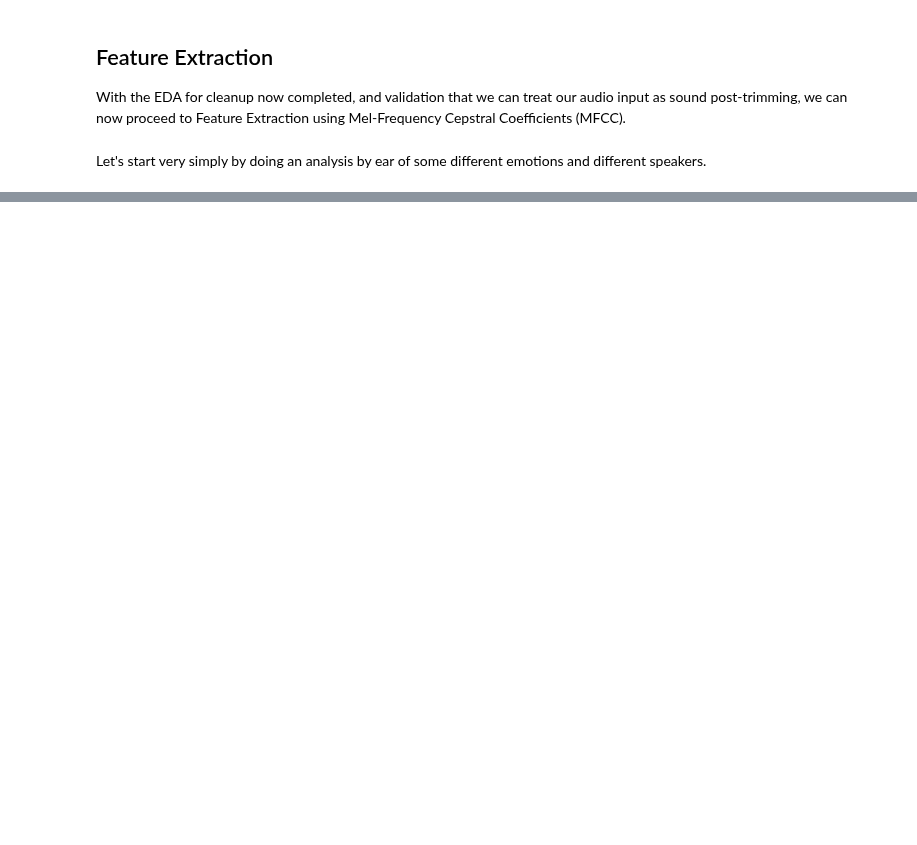
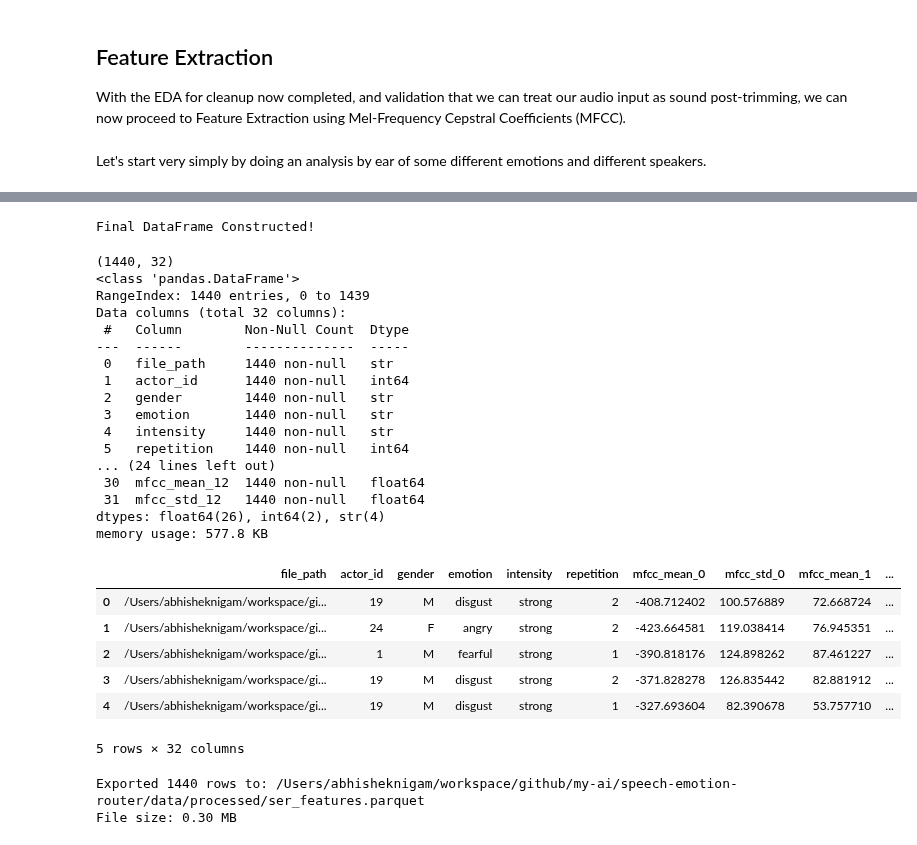
Before and after one commit to 1abhisheknigam/my-ai, a Jupyter notebook: speech-emotion-router/notebooks/01_signal_eda_features.ipynb, the cells around one changed output, grey strips where cells are left out. Saved outputs shown, nothing was run; the diff lists cells and outputs as text; code cells hidden in the pictures; blank space fills up the shorter version.

```diff
--- a/speech-emotion-router/notebooks/01_signal_eda_features.ipynb
+++ b/speech-emotion-router/notebooks/01_signal_eda_features.ipynb
@@ -32,6 +32,9 @@ metadata_path = project_root / "data" / "processed" / "00_ravdess_metadata.csv"
 
 output_dir = project_root / "data" / "processed"
 output_dir.mkdir(parents=True, exist_ok=True)
+# %%
+SEED = 49 # define seed for the project
+rng = np.random.default_rng(SEED)
 # %%
 # Load metadata generated in Phase 0: Metadata EDA
 df_metadata = pd.read_csv(metadata_path)
@@ -833,0 +1315,74 @@ Let's start very simply by doing an analysis by ear of some different emotions a
+# %%
+N_MFCC = 13
+TOP_DB = 25
+
+records = []
+
+for _, row in tqdm(df_cleaned.iterrows(), total=len(df_cleaned), desc="Extracting MFCCs"):
+    y, sr = librosa.load(row["file_path"], sr=None)
+    y_trimmed, _ = librosa.effects.trim(y, top_db=TOP_DB)
+
+    mfcc = librosa.feature.mfcc(y=y_trimmed, sr=sr, n_mfcc=N_MFCC)
+
+    mfcc_means = np.mean(mfcc, axis=1)
+    mfcc_stds = np.std(mfcc, axis=1)
+
+    entry = {
+        "file_path": row["file_path"],
+        "actor_id": int(row["actor_id"]),
+        "gender": row["gender"],
+        "emotion": row["emotion"],
+        "intensity": row["intensity"],
+        "repetition": int(row["repetition"]),
+    }
+
+    for i in range(N_MFCC):
+        entry[f"mfcc_mean_{i}"] = float(mfcc_means[i])
+        entry[f"mfcc_std_{i}"] = float(mfcc_stds[i])
+
+    records.append(entry)
+
+df_features = pd.DataFrame(records)
+print("Final DataFrame Constructed!")
+# %% [output]
+Final DataFrame Constructed!
+# %%
+# Verify Schema, Nulls, and Memory Footprint
+print(df_features.shape)
+df_features.info()
+df_features.head()
+# %% [output]
+(1440, 32)
+<class 'pandas.DataFrame'>
+RangeIndex: 1440 entries, 0 to 1439
+Data columns (total 32 columns):
+ #   Column        Non-Null Count  Dtype
+---  ------        --------------  -----
+ 0   file_path     1440 non-null   str
+ 1   actor_id      1440 non-null   int64
+ 2   gender        1440 non-null   str
+ 3   emotion       1440 non-null   str
+ 4   intensity     1440 non-null   str
+ 5   repetition    1440 non-null   int64
+... (24 lines left out)
+ 30  mfcc_mean_12  1440 non-null   float64
+ 31  mfcc_std_12   1440 non-null   float64
+dtypes: float64(26), int64(2), str(4)
+memory usage: 577.8 KB
+|  | file_path | actor_id | gender | emotion | intensity | repetition | mfcc_mean_0 | mfcc_std_0 | mfcc_mean_1 | ... |
+| 0 | /Users/abhisheknigam/workspace/gi... | 19 | M | disgust | strong | 2 | -408.712402 | 100.576889 | 72.668724 | ... |
+| 1 | /Users/abhisheknigam/workspace/gi... | 24 | F | angry | strong | 2 | -423.664581 | 119.038414 | 76.945351 | ... |
+| 2 | /Users/abhisheknigam/workspace/gi... | 1 | M | fearful | strong | 1 | -390.818176 | 124.898262 | 87.461227 | ... |
+| 3 | /Users/abhisheknigam/workspace/gi... | 19 | M | disgust | strong | 2 | -371.828278 | 126.835442 | 82.881912 | ... |
+| 4 | /Users/abhisheknigam/workspace/gi... | 19 | M | disgust | strong | 1 | -327.693604 | 82.390678 | 53.757710 | ... |
+5 rows × 32 columns
+# %%
+# Final Step : Export DataFrame
+output_path = output_dir / "ser_features.parquet"
+
+df_features.to_parquet(output_path, index=False)
+print(f"Exported {len(df_features)} rows to: {output_path}")
+print(f"File size: {output_path.stat().st_size / (1024 * 1024):.2f} MB")
+# %% [output]
+Exported 1440 rows to: /Users/abhisheknigam/workspace/github/my-ai/speech-emotion-router/data/processed/ser_features.parquet
+File size: 0.30 MB
```
Also changed, not shown: parts of 16 cells of this notebook, 1 other file.
